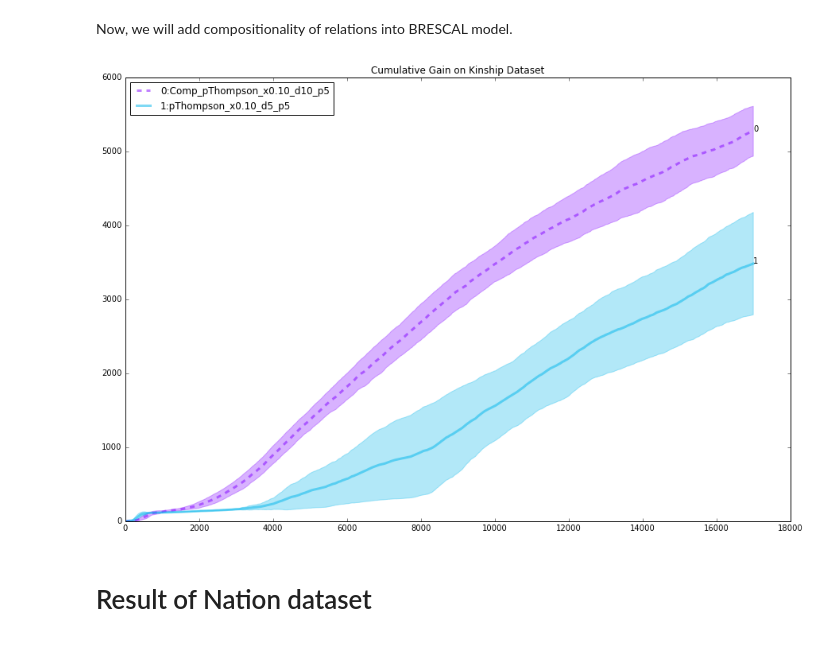
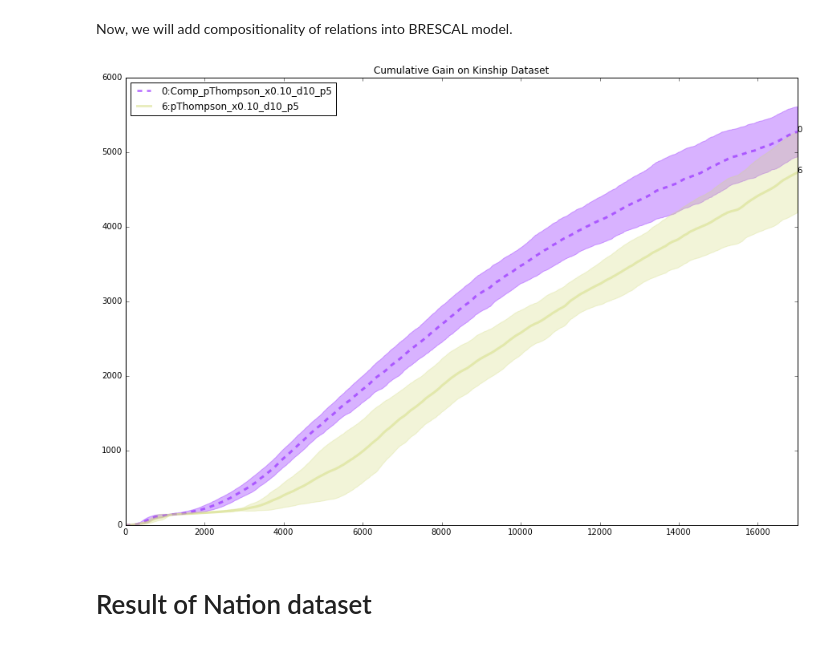
Before and after one commit to dongwookim-ml/almc, a Jupyter notebook: bayesian_rescal/plot_result.ipynb, the cells around one changed output. Drawn from its saved outputs; the diff is of its cells as text; code cells hidden in the pictures.

```diff
--- a/bayesian_rescal/plot_result.ipynb
+++ b/bayesian_rescal/plot_result.ipynb
@@ -68,7 +70,7 @@ n_dims = [5, 10]
 n_particles = [5, 10]
 n_test = 10
 
-dest = '../result/kinship/'
+dest = '../result/kinship/normal/'
 summary = dict()
 
 for var_x, nt, n_dim, n_particle in itertools.product(varxs, range(n_test), n_dims, n_particles):
@@ -83,6 +85,21 @@ for var_x, nt, n_dim, n_particle in itertools.product(varxs, range(n_test), n_di
             summary[key].append(cum_sum)
         else:
             summary[key].append(cum_sum)
+
+logit_summary = dict()
+dest = '../result/kinship/logit/'
+for var_x, nt, n_dim, n_particle in itertools.product(varxs, range(n_test), n_dims, n_particles):
+    file = os.path.join(dest, 'sRESCAL_varx_%.2f_dim_%d_par_%d_test_%d_convar_False.txt' % (var_x, n_dim, n_particle, nt))
+    if os.path.exists(file):
+        seq = [line.split(',') for line in open(file, 'r').readlines()]
+        key = (var_x, n_dim, n_particle)
+        cum_sum = np.cumsum([T[s] for s in seq])
+
+        if not key in logit_summary:
+            logit_summary[key] = list()
+            logit_summary[key].append(cum_sum)
+        else:
+            logit_summary[key].append(cum_sum)
 # %% [markdown]
 ## Plot Cumulative Gain with various parameter settings
 # %%
@@ -238,15 +273,16 @@ plt.show()
 ## Single Case Analyze
 # %%
 varxs = [0.1]
-n_dims = [10]
-n_particles = [10]
+n_dims = [5, 10]
+n_particles = [5, 10]
 n_test = 10
 x_lims = [3000]
 
 for x_lim in x_lims:
     fig = plt.figure(figsize=(15,10))
     line_no=0
-    dest = '../result/kinship/'
+    dest = '../result/kinship_logit/'
+    dest = '../result/kinship/normal/'
     for var_x, nt, n_dim, n_particle in itertools.product(varxs, range(n_test), n_dims, n_particles):
         file = os.path.join(dest, 'sRESCAL_varx_%.2f_dim_%d_par_%d_test_%d_convar_False.txt' % (var_x, n_dim, n_particle, nt))
         if os.path.exists(file):
@@ -254,9 +290,15 @@ for x_lim in x_lims:
             key = (var_x, n_dim, n_particle)
             cum_sum = np.cumsum([T[s] for s in seq])
 
-            plt.plot(cum_sum[:x_lim], label='%d:pThompson_x%.2f_d%d_p%d' % (line_no, key[0], key[1], key[2]),
-                 color='b', linewidth=3, alpha=0.5)
-            plt.annotate(str(line_no), xy=(x_lim, cum_sum[x_lim]))
+            if len(cum_sum) < x_lim:
+                plt.annotate(str(line_no), xy=(len(cum_sum), cum_sum[-1]))
+                plt.plot(cum_sum, label='%d:pThompson_x%.2f_d%d_p%d' % (line_no, key[0], key[1], key[2]),
+                     color='b', linewidth=3, alpha=0.5)
+            else:
+                plt.annotate(str(line_no), xy=(x_lim, cum_sum[x_lim]))
+                plt.plot(cum_sum[:x_lim], label='%d:pThompson_x%.2f_d%d_p%d' % (line_no, key[0], key[1], key[2]),
+                     color='b', linewidth=3, alpha=0.5)
+
             line_no+=1
 
     ratio = np.sum(T)/np.prod(T.shape)
@@ -280,7 +322,7 @@ n_dims = [10]
 n_particles = [5, 10]
 n_test = 10
 
-dest = '../result/kinship_compositional/'
+dest = '../result/kinship/compositional/'
 comp_summary = dict()
 
 for var_x, nt, n_dim, n_particle in itertools.product(varxs, range(n_test+1), n_dims, n_particles):
@@ -310,35 +352,36 @@ for line_no, key in enumerate(comp_summary.keys()):
     c = next(color)
     mean = np.mean(stat, 0)
     stderr = yerr=np.std(stat, 0)
     if key[2] == 5:
         plt.plot(mean, '--', label='%d:Comp_pThompson_x%.2f_d%d_p%d' % (line_no, key[0], key[1], key[2]),
                  color=c, linewidth=3, alpha=0.5)
         plt.fill_between(range(len(mean)), mean-stderr, mean+stderr, alpha=0.3, color=c)
         plt.annotate(str(line_no), xy=(len(mean), mean[-1]))
 
 for line_no, key in enumerate(summary.keys()):
     min_len = xlim
     for cum_sum in summary[key]:
         if len(cum_sum) < min_len:
             min_len = len(cum_sum)
     stat = np.zeros([len(summary[key]), min_len])
     for i, cum_sum in enumerate(summary[key]):
         stat[i] = cum_sum[:min_len]
     c = next(color)
     mean = np.mean(stat, 0)
     stderr = yerr=np.std(stat, 0)
-    if key[0] == 0.1 and key[1] == 5 and key[2] == 5:
+    if key[0] == 0.1 and key[1] == 10 and key[2] == 5:
         plt.plot(mean, label='%d:pThompson_x%.2f_d%d_p%d' % (line_no, key[0], key[1], key[2]),
                  color=c, linewidth=3, alpha=0.5)
         plt.fill_between(range(len(mean)), mean-stderr, mean+stderr, alpha=0.3, color=c)
         plt.annotate(str(line_no), xy=(len(mean), mean[-1]))
 
 plt.legend(loc='upper left')
 plt.ylim(ymin=0)
+plt.xlim(xmax=xlim)
 plt.title('Cumulative Gain on Kinship Dataset')
 plt.show()
 # %% [output]
-[figure, old version]
+[figure, new version]
 # %% [markdown]
 # Result of Nation dataset
 # %%
```
Also changed, not shown: parts of 17 cells of this notebook, 16 other files.
